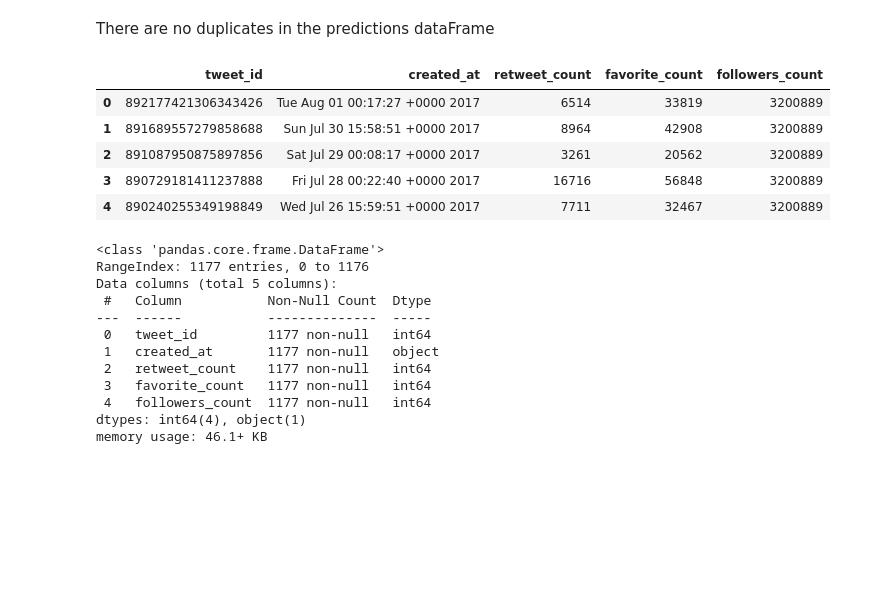
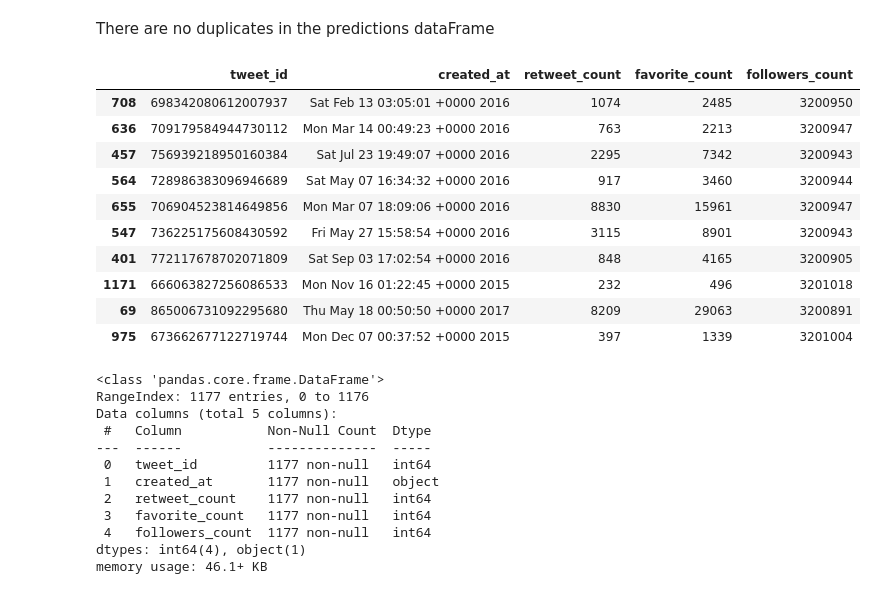
Before and after one commit to zadmainda/WeRateDogs-Data-Analysis, a Jupyter notebook: wrangle_act.ipynb, the cells around one changed output. Drawn from its saved outputs; the diff is of its cells as text; code cells hidden in the pictures; blank space fills up the shorter version.

```diff
--- a/wrangle_act.ipynb
+++ b/wrangle_act.ipynb
@@ -146 +156,4 @@ Lack of tidiness: Data that has specific structural issues that slow you down wh
+# %%
+pd.set_option('display.max_colwidth', None)
+pd.set_option('display.max_row', None)
 # %%
@@ -326,12 +337,17 @@ del(archives)
 # %%
-additional_tweets_df.head()
+additional_tweets_df.sample(10)
 # %% [output]
 |  | tweet_id | created_at | retweet_count | favorite_count | followers_count |
-| 0 | 892177421306343426 | Tue Aug 01 00:17:27 +0000 2017 | 6514 | 33819 | 3200889 |
-| 1 | 891689557279858688 | Sun Jul 30 15:58:51 +0000 2017 | 8964 | 42908 | 3200889 |
-| 2 | 891087950875897856 | Sat Jul 29 00:08:17 +0000 2017 | 3261 | 20562 | 3200889 |
-| 3 | 890729181411237888 | Fri Jul 28 00:22:40 +0000 2017 | 16716 | 56848 | 3200889 |
-| 4 | 890240255349198849 | Wed Jul 26 15:59:51 +0000 2017 | 7711 | 32467 | 3200889 |
+| 708 | 698342080612007937 | Sat Feb 13 03:05:01 +0000 2016 | 1074 | 2485 | 3200950 |
+| 636 | 709179584944730112 | Mon Mar 14 00:49:23 +0000 2016 | 763 | 2213 | 3200947 |
+| 457 | 756939218950160384 | Sat Jul 23 19:49:07 +0000 2016 | 2295 | 7342 | 3200943 |
+| 564 | 728986383096946689 | Sat May 07 16:34:32 +0000 2016 | 917 | 3460 | 3200944 |
+| 655 | 706904523814649856 | Mon Mar 07 18:09:06 +0000 2016 | 8830 | 15961 | 3200947 |
+| 547 | 736225175608430592 | Fri May 27 15:58:54 +0000 2016 | 3115 | 8901 | 3200943 |
+| 401 | 772117678702071809 | Sat Sep 03 17:02:54 +0000 2016 | 848 | 4165 | 3200905 |
+| 1171 | 666063827256086533 | Mon Nov 16 01:22:45 +0000 2015 | 232 | 496 | 3201018 |
+| 69 | 865006731092295680 | Thu May 18 00:50:50 +0000 2017 | 8209 | 29063 | 3200891 |
+| 975 | 673662677122719744 | Mon Dec 07 00:37:52 +0000 2015 | 397 | 1339 | 3201004 |
 # %%
 additional_tweets_df.info()
 # %% [output]
```
Also changed, not shown: parts of 37 cells of this notebook.
